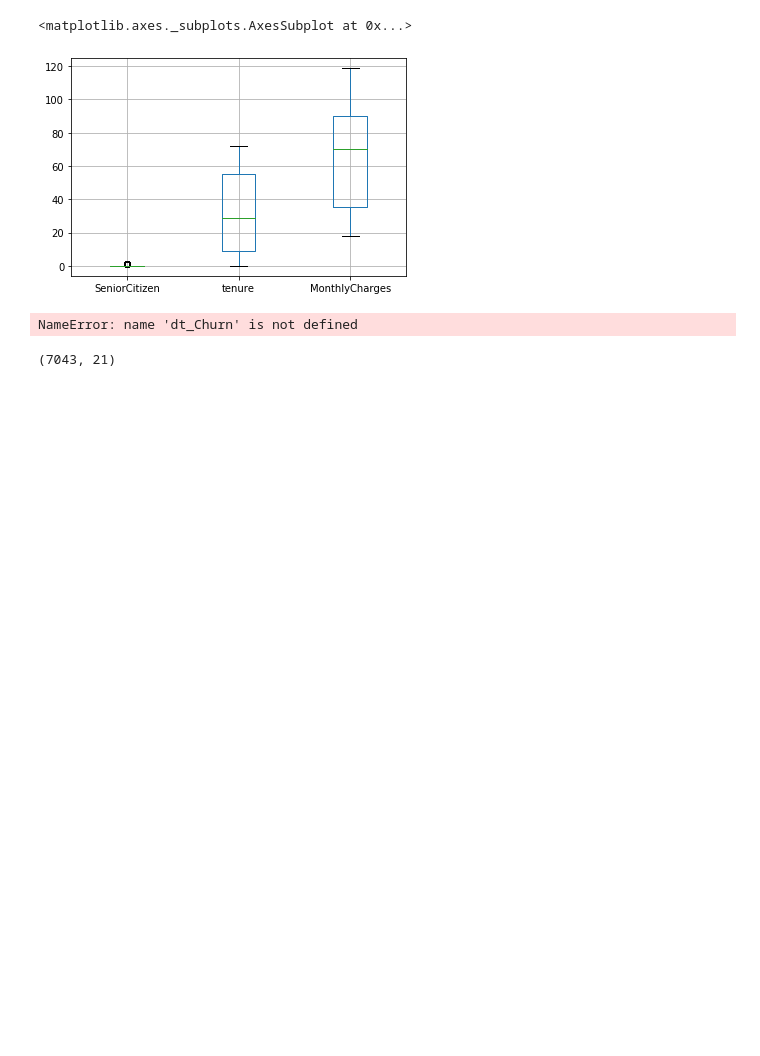
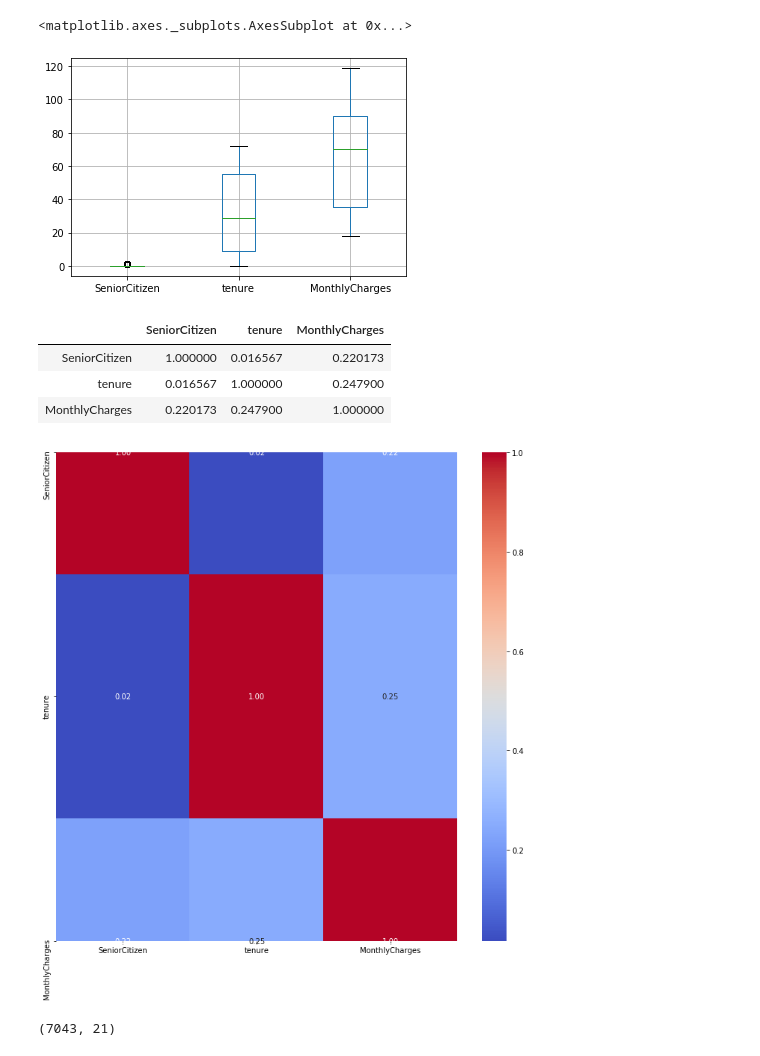
Before and after one commit to Bretius/Churn_Project, a Jupyter notebook: BretiusMustaphat_projetIBM.ipynb, the cells around one changed output. Cells and saved outputs as stored; diff of their text form; code cells hidden in the pictures; blank space fills up the shorter version.

```diff
--- a/BretiusMustaphat_projetIBM.ipynb
+++ b/BretiusMustaphat_projetIBM.ipynb
@@ -613,9 +645,17 @@ df.boxplot()
 <matplotlib.axes._subplots.AxesSubplot at 0x...>
 [figure]
 # %%
-dt_Churn.corr()
+df.corr()
 # %% [output]
-NameError: name 'dt_Churn' is not defined
+|  | SeniorCitizen | tenure | MonthlyCharges |
+| SeniorCitizen | 1.000000 | 0.016567 | 0.220173 |
+| tenure | 0.016567 | 1.000000 | 0.247900 |
+| MonthlyCharges | 0.220173 | 0.247900 | 1.000000 |
+# %%
+fig, ax = plt.subplots(figsize=(12,12))         # Sample figsize in inches
+cm_df = sns.heatmap(df.corr(),annot=True, fmt = ".2f", cmap = "coolwarm", ax=ax)
+# %% [output]
+[figure, added]
 # %%
 df.shape
 # %% [output]
```
Also changed, not shown: parts of 30 cells of this notebook.
